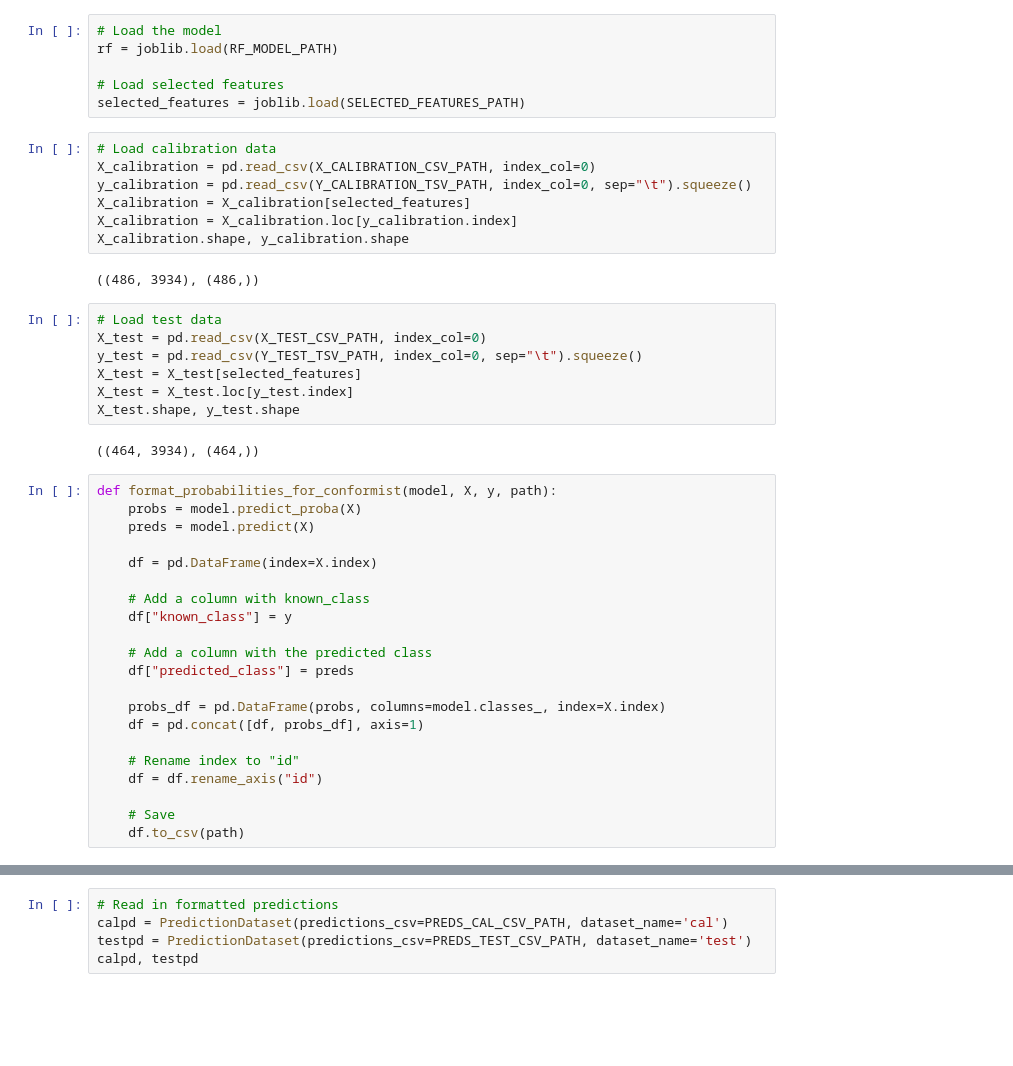
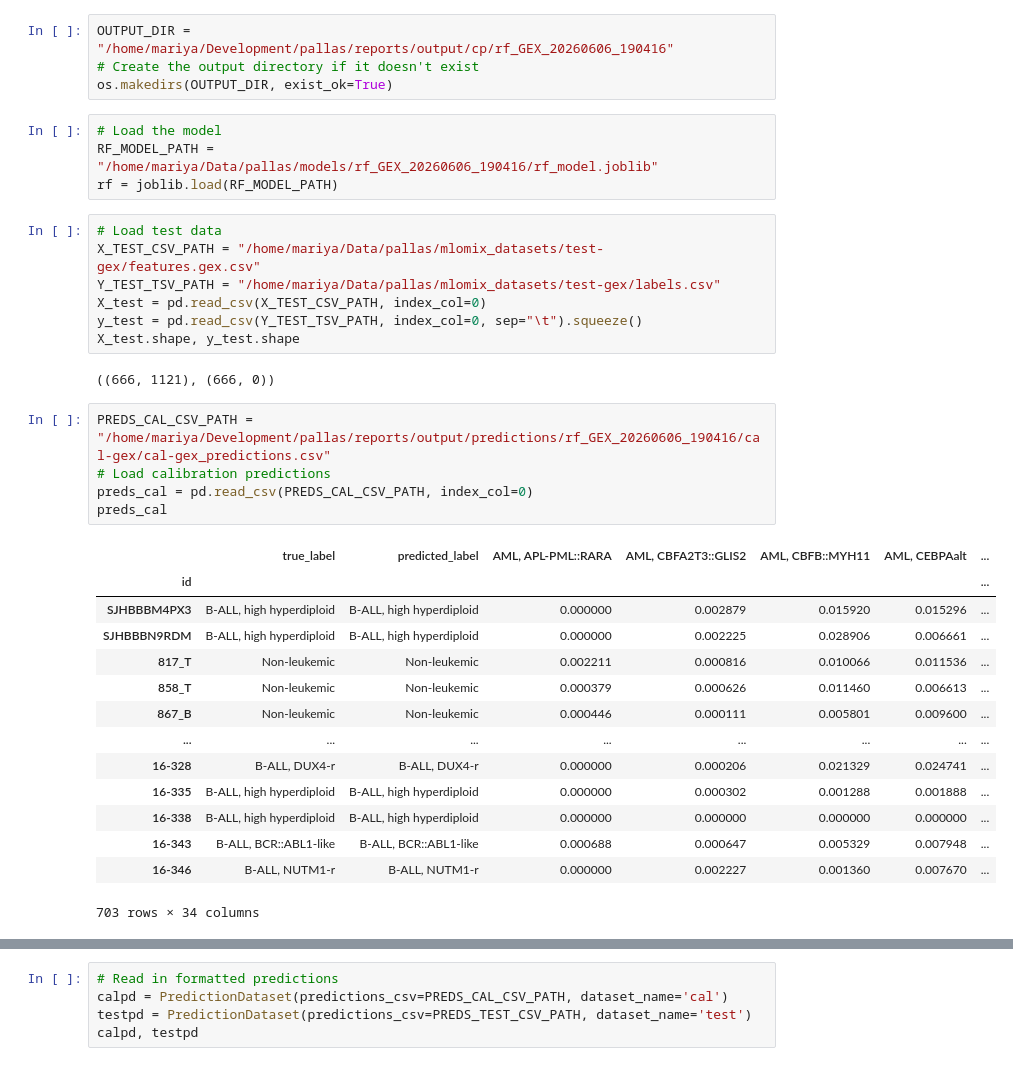
Before and after one commit to Molmed/pallas, a Jupyter notebook: conformal_prediction/cp_gex.ipynb, the cells around one changed output, grey strips where cells are left out. Cells and saved outputs as stored; diff of their text form; blank space fills up the shorter version.

```diff
--- a/conformal_prediction/cp_gex.ipynb
+++ b/conformal_prediction/cp_gex.ipynb
@@ -46,45 +7,37 @@ OUTPUT_DIR: /home/mariya/Data/pallas/conformal_prediction
+# %%
+OUTPUT_DIR = "/home/mariya/Development/pallas/reports/output/cp/rf_GEX_20260606_190416"
+# Create the output directory if it doesn't exist
+os.makedirs(OUTPUT_DIR, exist_ok=True)
 # %%
 # Load the model
+RF_MODEL_PATH = "/home/mariya/Data/pallas/models/rf_GEX_20260606_190416/rf_model.joblib"
 rf = joblib.load(RF_MODEL_PATH)
-
-# Load selected features
-selected_features = joblib.load(SELECTED_FEATURES_PATH)
-# %%
-# Load calibration data
-X_calibration = pd.read_csv(X_CALIBRATION_CSV_PATH, index_col=0)
-y_calibration = pd.read_csv(Y_CALIBRATION_TSV_PATH, index_col=0, sep="\t").squeeze()
-X_calibration = X_calibration[selected_features]
-X_calibration = X_calibration.loc[y_calibration.index]
-X_calibration.shape, y_calibration.shape
-# %% [output]
-((486, 3934), (486,))
 # %%
 # Load test data
+X_TEST_CSV_PATH = "/home/mariya/Data/pallas/mlomix_datasets/test-gex/features.gex.csv"
+Y_TEST_TSV_PATH = "/home/mariya/Data/pallas/mlomix_datasets/test-gex/labels.csv"
 X_test = pd.read_csv(X_TEST_CSV_PATH, index_col=0)
 y_test = pd.read_csv(Y_TEST_TSV_PATH, index_col=0, sep="\t").squeeze()
-X_test = X_test[selected_features]
-X_test = X_test.loc[y_test.index]
 X_test.shape, y_test.shape
 # %% [output]
-((464, 3934), (464,))
+((666, 1121), (666, 0))
-# %%
-def format_probabilities_for_conformist(model, X, y, path):
-    probs = model.predict_proba(X)
-    preds = model.predict(X)
-
-    df = pd.DataFrame(index=X.index)
-
-    # Add a column with known_class
-    df["known_class"] = y
-
-    # Add a column with the predicted class
-    df["predicted_class"] = preds
-
-    probs_df = pd.DataFrame(probs, columns=model.classes_, index=X.index)
-    df = pd.concat([df, probs_df], axis=1)
-
-    # Rename index to "id"
-    df = df.rename_axis("id")
-
-    # Save
-    df.to_csv(path)
+# %%
+PREDS_CAL_CSV_PATH = "/home/mariya/Development/pallas/reports/output/predictions/rf_GEX_20260606_190416/cal-gex/cal-gex_predictions.csv"
+# Load calibration predictions
+preds_cal = pd.read_csv(PREDS_CAL_CSV_PATH, index_col=0)
+preds_cal
+# %% [output]
+|  | true_label | predicted_label | AML, APL-PML::RARA | AML, CBFA2T3::GLIS2 | AML, CBFB::MYH11 | AML, CEBPAalt | ... |
+| id |  |  |  |  |  |  | ... |
+| SJHBBBM4PX3 | B-ALL, high hyperdiploid | B-ALL, high hyperdiploid | 0.000000 | 0.002879 | 0.015920 | 0.015296 | ... |
+| SJHBBBN9RDM | B-ALL, high hyperdiploid | B-ALL, high hyperdiploid | 0.000000 | 0.002225 | 0.028906 | 0.006661 | ... |
+| 817_T | Non-leukemic | Non-leukemic | 0.002211 | 0.000816 | 0.010066 | 0.011536 | ... |
+| 858_T | Non-leukemic | Non-leukemic | 0.000379 | 0.000626 | 0.011460 | 0.006613 | ... |
+| 867_B | Non-leukemic | Non-leukemic | 0.000446 | 0.000111 | 0.005801 | 0.009600 | ... |
+| ... | ... | ... | ... | ... | ... | ... | ... |
+| 16-328 | B-ALL, DUX4-r | B-ALL, DUX4-r | 0.000000 | 0.000206 | 0.021329 | 0.024741 | ... |
+| 16-335 | B-ALL, high hyperdiploid | B-ALL, high hyperdiploid | 0.000000 | 0.000302 | 0.001288 | 0.001888 | ... |
+| 16-338 | B-ALL, high hyperdiploid | B-ALL, high hyperdiploid | 0.000000 | 0.000000 | 0.000000 | 0.000000 | ... |
+| 16-343 | B-ALL, BCR::ABL1-like | B-ALL, BCR::ABL1-like | 0.000688 | 0.000647 | 0.005329 | 0.007948 | ... |
+| 16-346 | B-ALL, NUTM1-r | B-ALL, NUTM1-r | 0.000000 | 0.002227 | 0.001360 | 0.007670 | ... |
+703 rows × 34 columns
```
Also changed, not shown: parts of 7 cells of this notebook, 23 other files.
